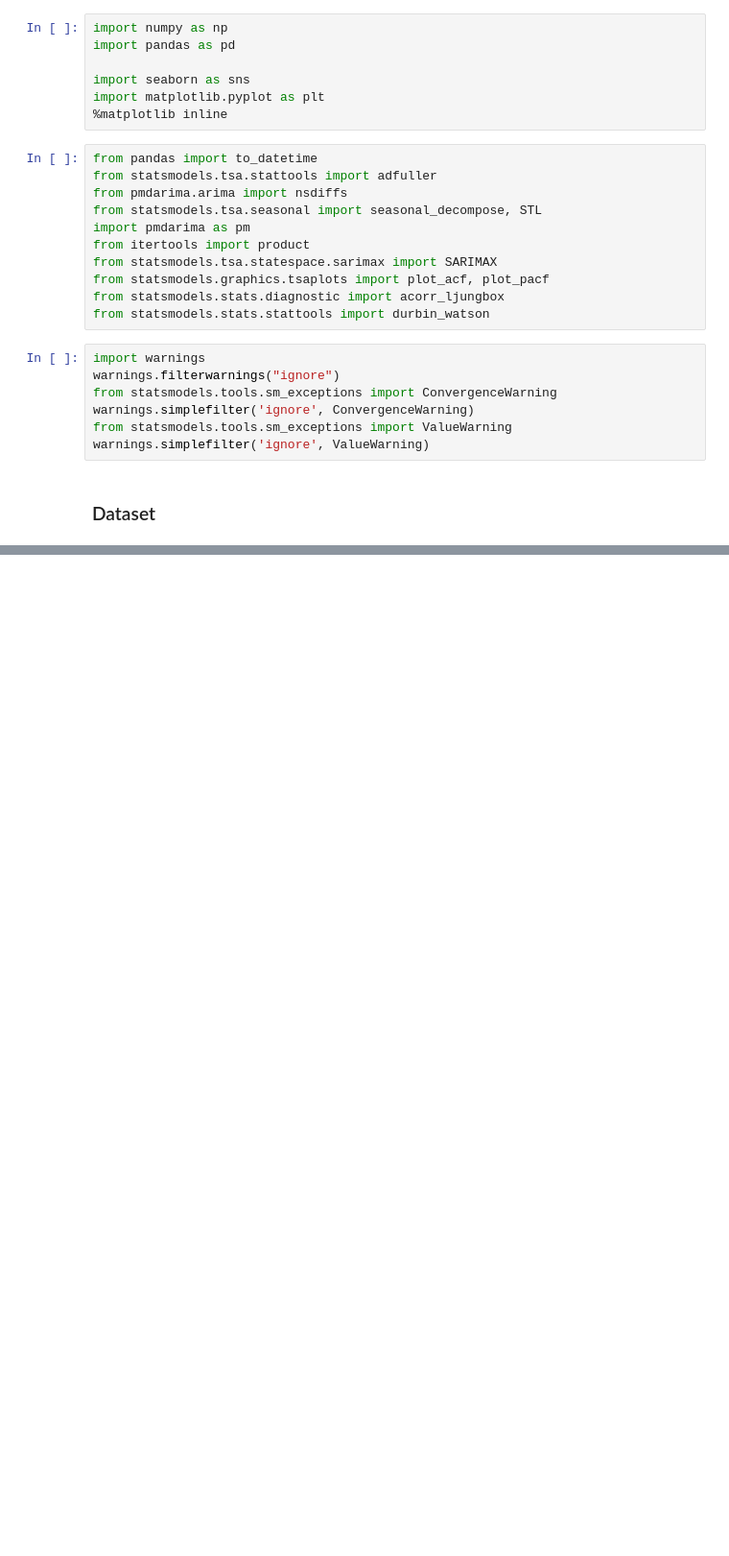
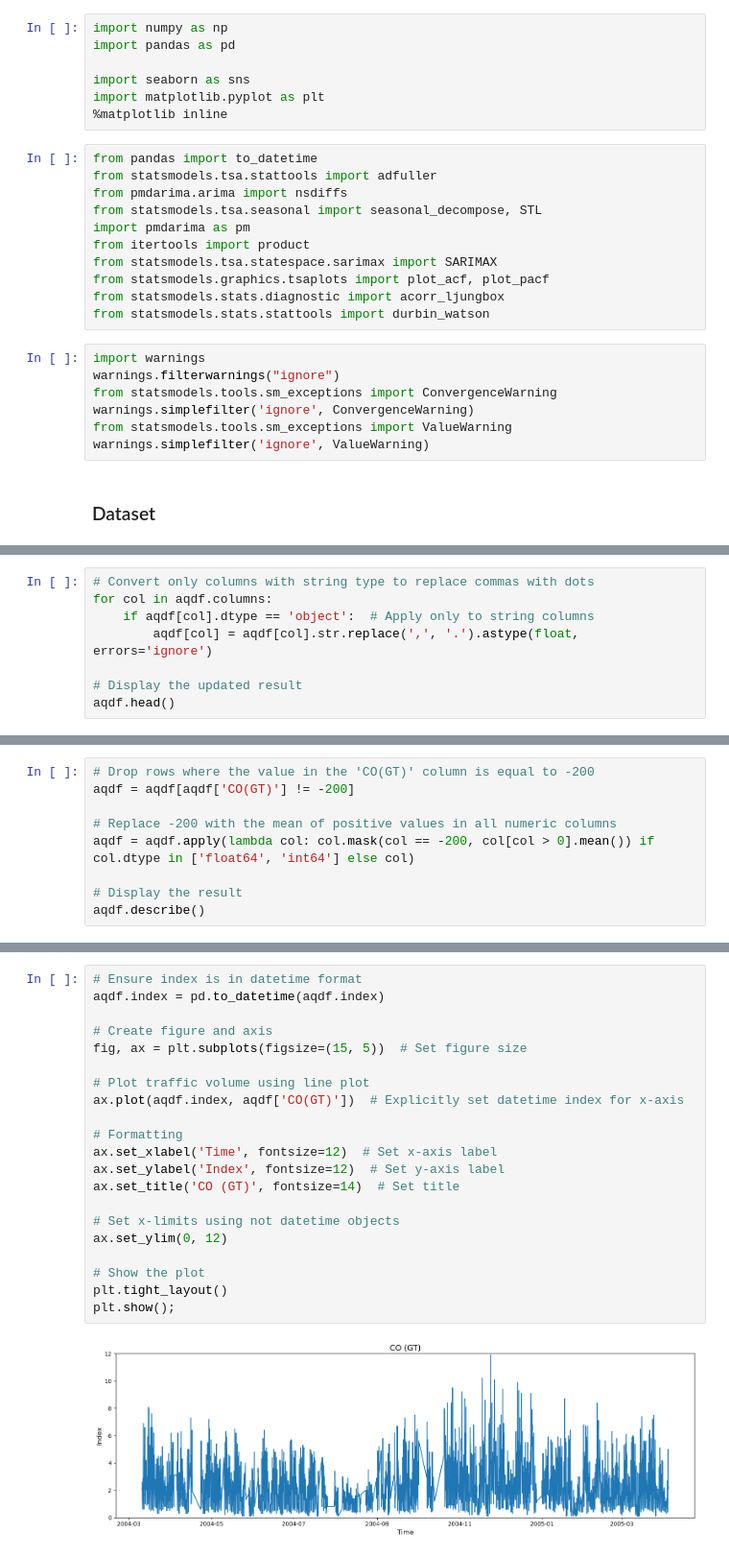
Before and after one commit to LeonardoSMSoares/Economics-Finance-2, a Jupyter notebook: Case Collection/CCMTS 08 - SARIMAX - Air Quality.ipynb, the cells around one changed output, grey strips where cells are left out. Shown at 96% size. Saved outputs shown, nothing was run; the diff lists cells and outputs as text; blank space fills up the shorter version.

```diff
--- a/Case Collection/CCMTS 08 - SARIMAX - Air Quality.ipynb
+++ b/Case Collection/CCMTS 08 - SARIMAX - Air Quality.ipynb
@@ -42,0 +144,8 @@ aqdf.head()
+# %%
+# Convert only columns with string type to replace commas with dots
+for col in aqdf.columns:
+    if aqdf[col].dtype == 'object':  # Apply only to string columns
+        aqdf[col] = aqdf[col].str.replace(',', '.').astype(float, errors='ignore')
+
+# Display the updated result
+aqdf.head()
@@ -42,0 +220,9 @@ aqdf.head()
+# %%
+# Drop rows where the value in the 'CO(GT)' column is equal to -200
+aqdf = aqdf[aqdf['CO(GT)'] != -200]
+
+# Replace -200 with the mean of positive values in all numeric columns
+aqdf = aqdf.apply(lambda col: col.mask(col == -200, col[col > 0].mean()) if col.dtype in ['float64', 'int64'] else col)
+
+# Display the result
+aqdf.describe()
@@ -42,0 +256,23 @@ aqdf.head()
+# %%
+# Ensure index is in datetime format
+aqdf.index = pd.to_datetime(aqdf.index)
+
+# Create figure and axis
+fig, ax = plt.subplots(figsize=(15, 5))  # Set figure size
+
+# Plot traffic volume using line plot
+ax.plot(aqdf.index, aqdf['CO(GT)'])  # Explicitly set datetime index for x-axis
+
+# Formatting
+ax.set_xlabel('Time', fontsize=12)  # Set x-axis label
+ax.set_ylabel('Index', fontsize=12)  # Set y-axis label
+ax.set_title('CO (GT)', fontsize=14)  # Set title
+
+# Set x-limits using not datetime objects
+ax.set_ylim(0, 12)
+
+# Show the plot
+plt.tight_layout()
+plt.show();
+# %% [output]
+[figure, added]
```
Also changed, not shown: parts of 64 cells of this notebook.
